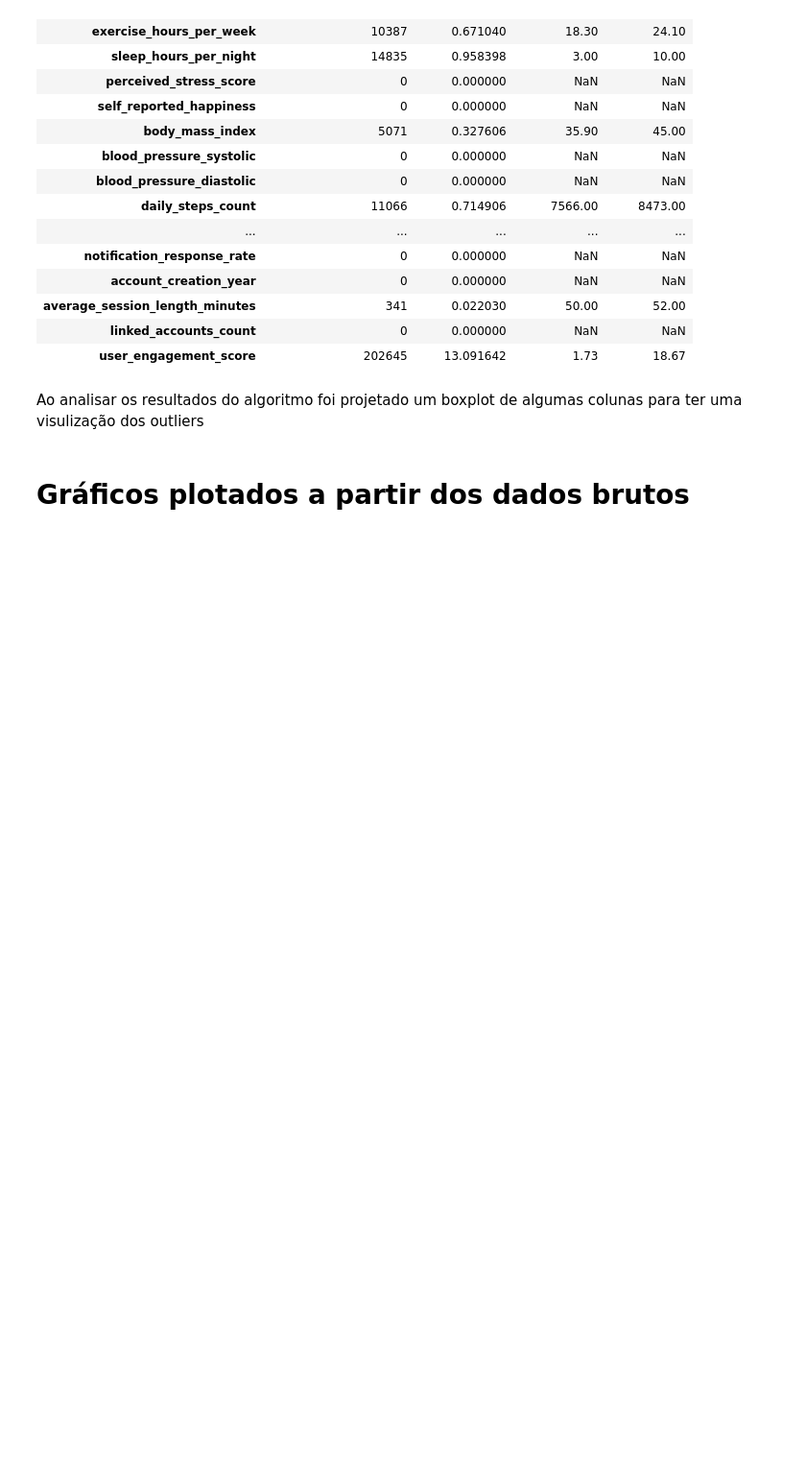
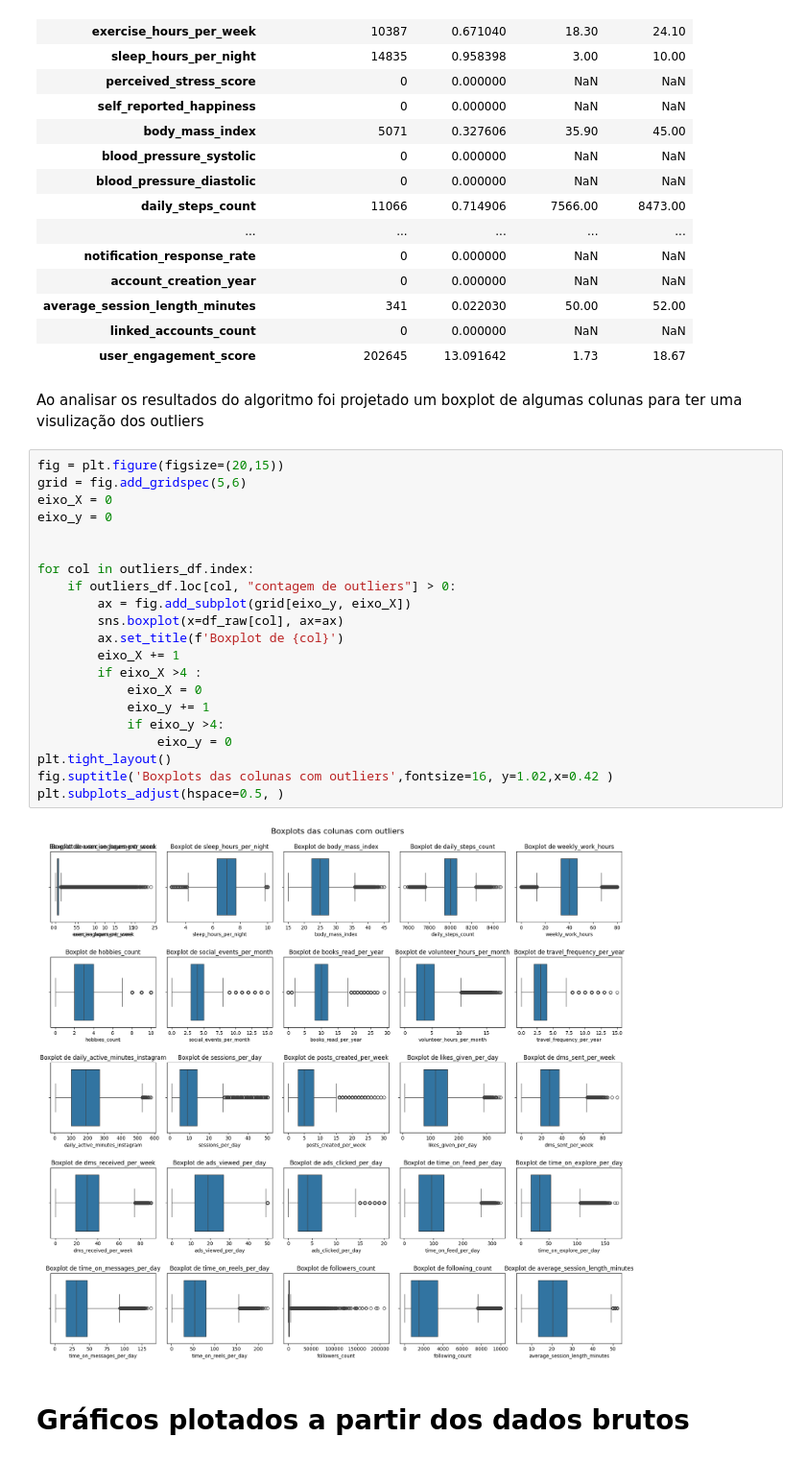
Before and after one commit to H3ytt0r62/SBD2-Social_Media_User_Analysis, a Jupyter notebook: Data layer/Raw/analytcs.ipynb, the cells around one changed output. Shown at 96% size. Cells and saved outputs as stored; diff of their text form; blank space fills up the shorter version.

```diff
--- a/Data layer/Raw/analytcs.ipynb
+++ b/Data layer/Raw/analytcs.ipynb
@@ -120,6 +120,29 @@ outliers_df.head(38)
 | user_engagement_score | 202645 | 13.091642 | 1.73 | 18.67 |
 # %% [markdown]
 Ao analisar os resultados do algoritmo foi projetado um boxplot de algumas colunas para ter uma visulização dos outliers
+# %%
+fig = plt.figure(figsize=(20,15))
+grid = fig.add_gridspec(5,6)
+eixo_X = 0
+eixo_y = 0
+
+
+for col in outliers_df.index:
+    if outliers_df.loc[col, "contagem de outliers"] > 0:
+        ax = fig.add_subplot(grid[eixo_y, eixo_X])
+        sns.boxplot(x=df_raw[col], ax=ax)
+        ax.set_title(f'Boxplot de {col}')
+        eixo_X += 1
+        if eixo_X >4 :
+            eixo_X = 0
+            eixo_y += 1
+            if eixo_y >4:
+                eixo_y = 0
+plt.tight_layout()
+fig.suptitle('Boxplots das colunas com outliers',fontsize=16, y=1.02,x=0.42 )
+plt.subplots_adjust(hspace=0.5, )
+# %% [output]
+[figure, added]
 # %% [markdown]
 # Gráficos plotados a partir dos dados brutos
 # %% [markdown]
```
Also changed, not shown: parts of 11 cells of this notebook, 1 other file.
